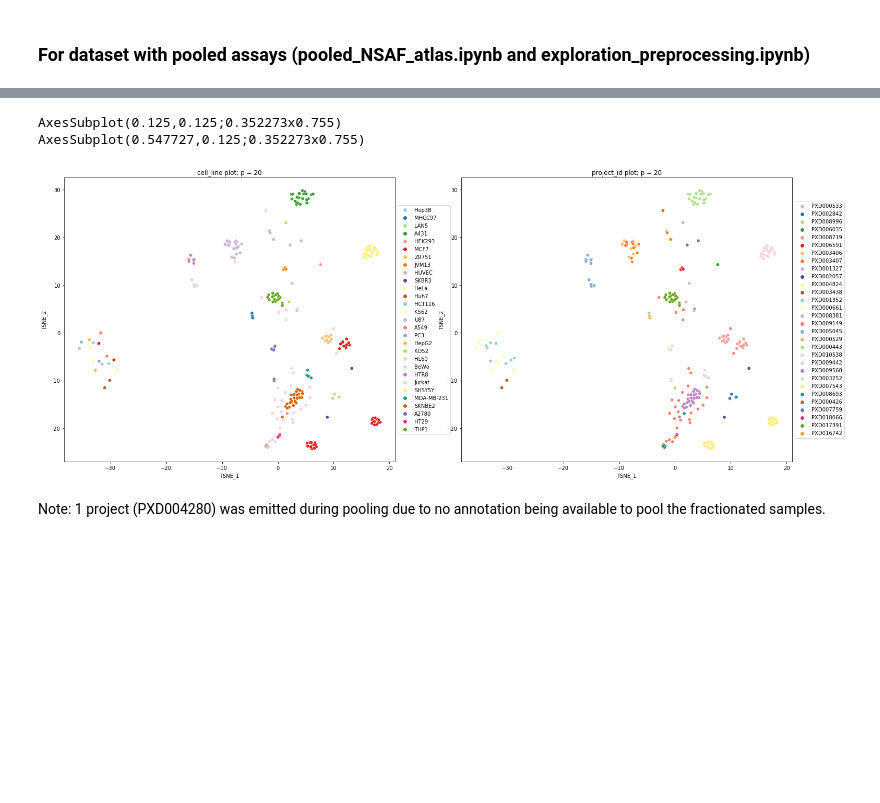
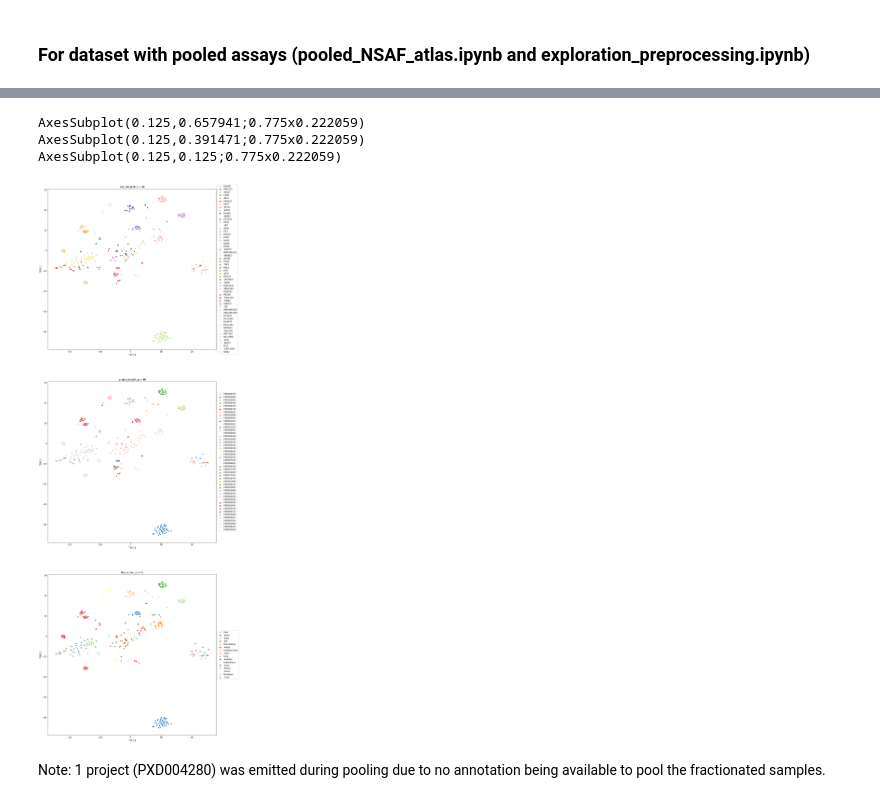
Before and after one commit to SamvPy/Master_thesis_AJ_22_23, a Jupyter notebook: master_thesis/Atlas_analysis/t-SNE_plot.ipynb, the cells around one changed output, grey strips where cells are left out. Saved outputs shown, nothing was run; the diff lists cells and outputs as text; code cells hidden in the pictures; blank space fills up the shorter version.

```diff
--- a/master_thesis/Atlas_analysis/t-SNE_plot.ipynb
+++ b/master_thesis/Atlas_analysis/t-SNE_plot.ipynb
@@ -116,10 +134,20 @@ AxesSubplot(0.547727,0.125;0.352273x0.755)
 # %% [markdown]
 ### For dataset with pooled assays (pooled_NSAF_atlas.ipynb and exploration_preprocessing.ipynb)
+# %%
+atlas = pd.read_csv("/home/compomics/Sam/git/python/master_thesis/Atlas_creation/pooled_tsne_atlas1.csv")
+#atlas = atlas[~atlas[""]]
+test = atlas[atlas.tissue_type == "/"].reset_index(drop = True)
+atlas = atlas[atlas.tissue_type != "/"].reset_index(drop = True)
+#atlas = atlas[atlas.tissue_type.isin(["blood", "brain", "breast", "fetal kidney"])].reset_index(drop = True)
+assay_id = atlas.pop("assay_id")
+cells = atlas.pop('cell_line')
+tissue_type = atlas.pop("tissue_type")
+projects = atlas.pop('PXD_accession')
+values = atlas
+#values.drop(["assay_id"], inplace = True, axis = 1)
 # %%
-atlas = pd.read_csv("tsne_atlas2.csv")
-#atlas = atlas[~atlas[""]]
+atlas = test
+assay_id = atlas.pop("assay_id")
 cells = atlas.pop('cell_line')
-#tissue_type = atlas.pop("tissue_type")
+tissue_type = atlas.pop("tissue_type")
 projects = atlas.pop('PXD_accession')
-values = atlas
-values.drop(["assay_id", "project_id"], inplace = True, axis = 1)
@@ -126,14 +169,15 @@ values.drop(["assay_id", "project_id"], inplace = True, axis = 1)
 # %%
-tsne = TSNE(n_components = 2, perplexity = 20)
+tsne = TSNE(n_components = 2, perplexity = 30)
 tsne_results = tsne.fit_transform(values)
 principalDf = pd.DataFrame(data = tsne_results, columns = ['TSNE_1', 'TSNE_2'])
 
-finalDF = pd.concat([principalDf, cells, projects], axis = 1)
+finalDF = pd.concat([principalDf, cells, projects, tissue_type], axis = 1)
 
-tsne_plots(finalDF, 20)
+tsne_plots(finalDF, 40)
 # %% [output]
-AxesSubplot(0.125,0.125;0.352273x0.755)
-AxesSubplot(0.547727,0.125;0.352273x0.755)
+AxesSubplot(0.125,0.657941;0.775x0.222059)
+AxesSubplot(0.125,0.391471;0.775x0.222059)
+AxesSubplot(0.125,0.125;0.775x0.222059)
-[figure, old version]
+[figure, new version]
 # %% [markdown]
 Note: 1 project (PXD004280) was emitted during pooling due to no annotation being available to pool the fractionated samples.
```
Also changed, not shown: parts of 14 cells of this notebook, 16 other files.
